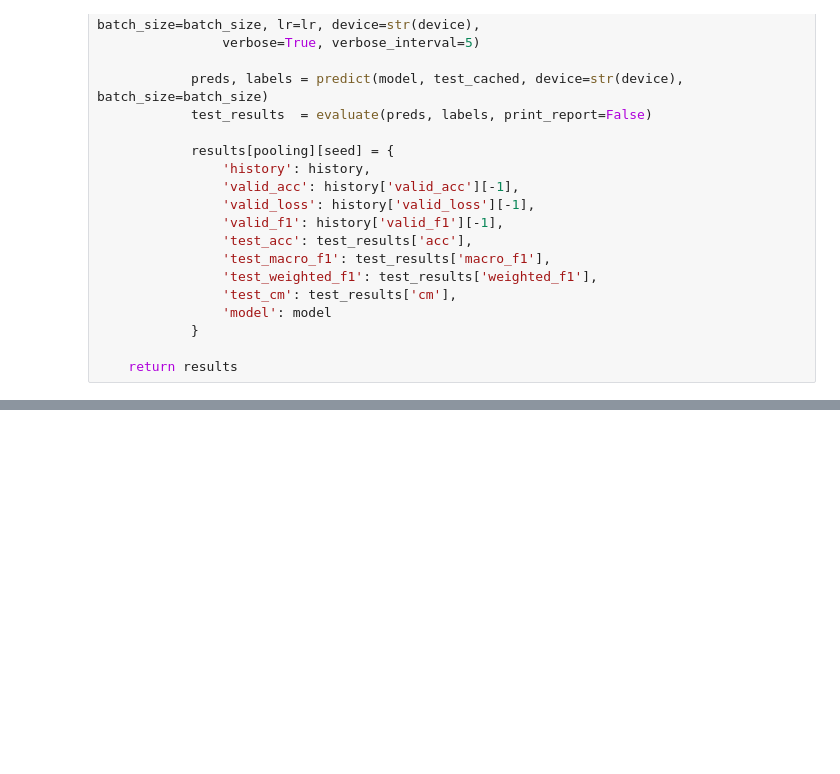
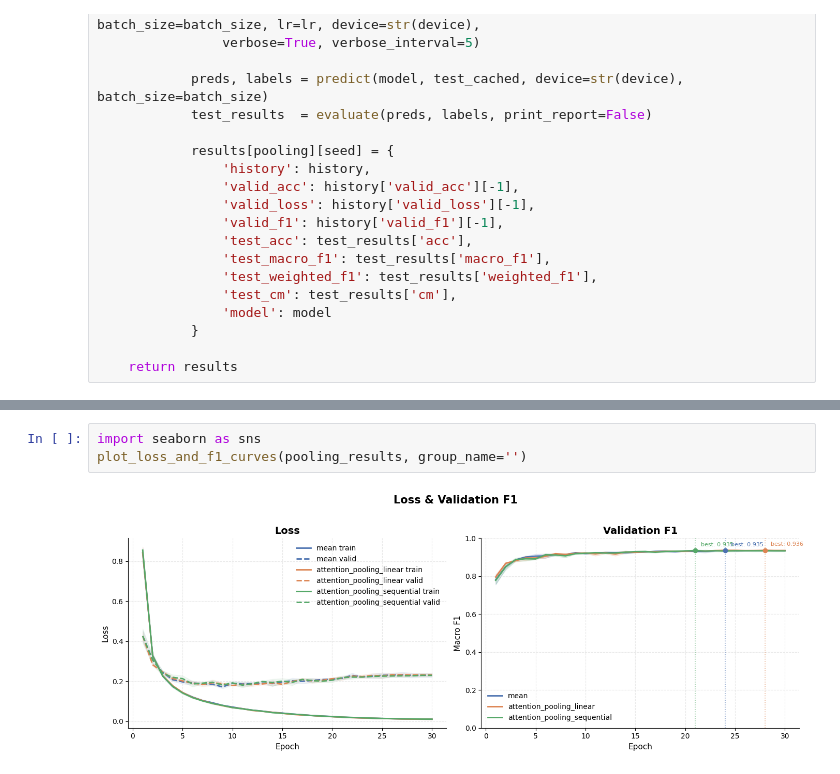
Before and after one commit to sienkozuzanna/transformers-speech-recognition, a Jupyter notebook: experiments/transformer_architecture/pooling.ipynb, the cells around one changed output, grey strips where cells are left out. Cells and saved outputs as stored; diff of their text form; blank space fills up the shorter version.

Commit message:
pooling experiments

```diff
--- a/experiments/transformer_architecture/pooling.ipynb
+++ b/experiments/transformer_architecture/pooling.ipynb
@@ -107,2 +131,7 @@ plot_f1_training_curves(pooling_results, title_prefix='Transformer pooling')
+# %%
+import seaborn as sns
+plot_loss_and_f1_curves(pooling_results, group_name='')
+# %% [output]
+[figure, added]
 # %%
 summary_df = build_summary_df({
```
Also changed, not shown: parts of 14 cells of this notebook.
